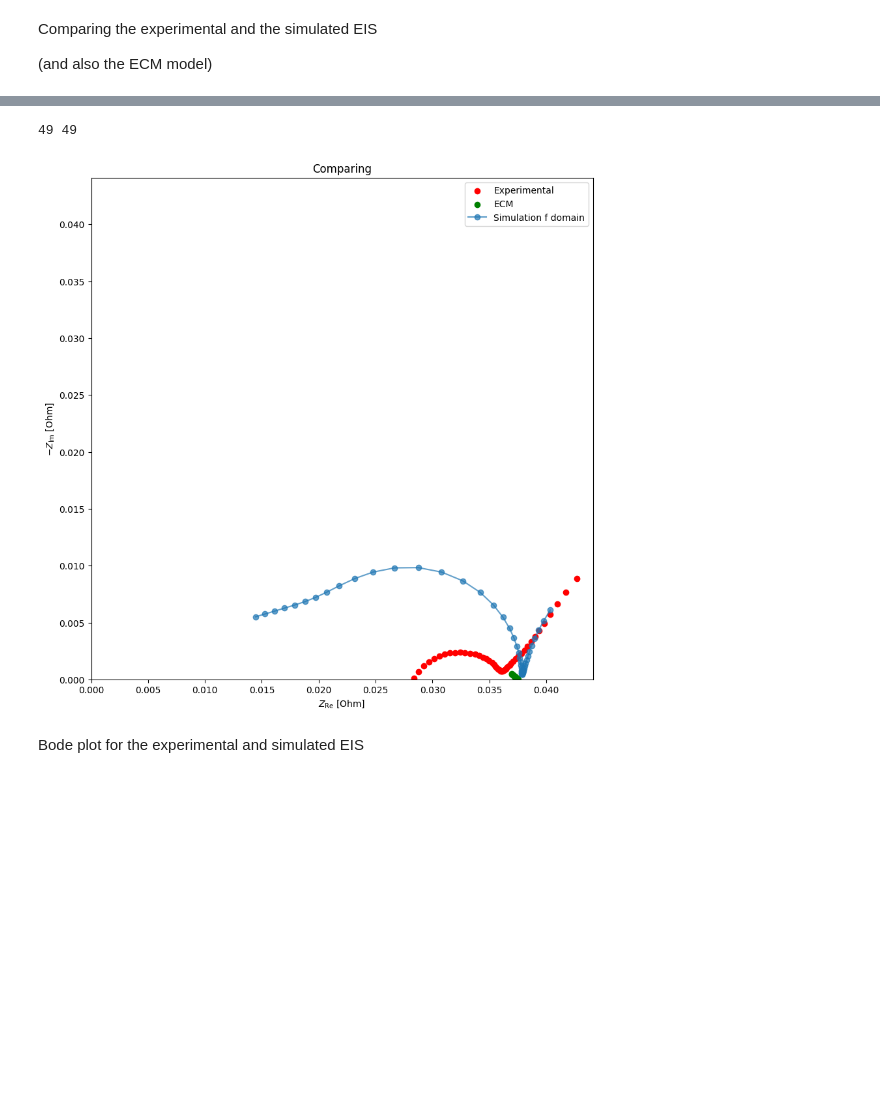
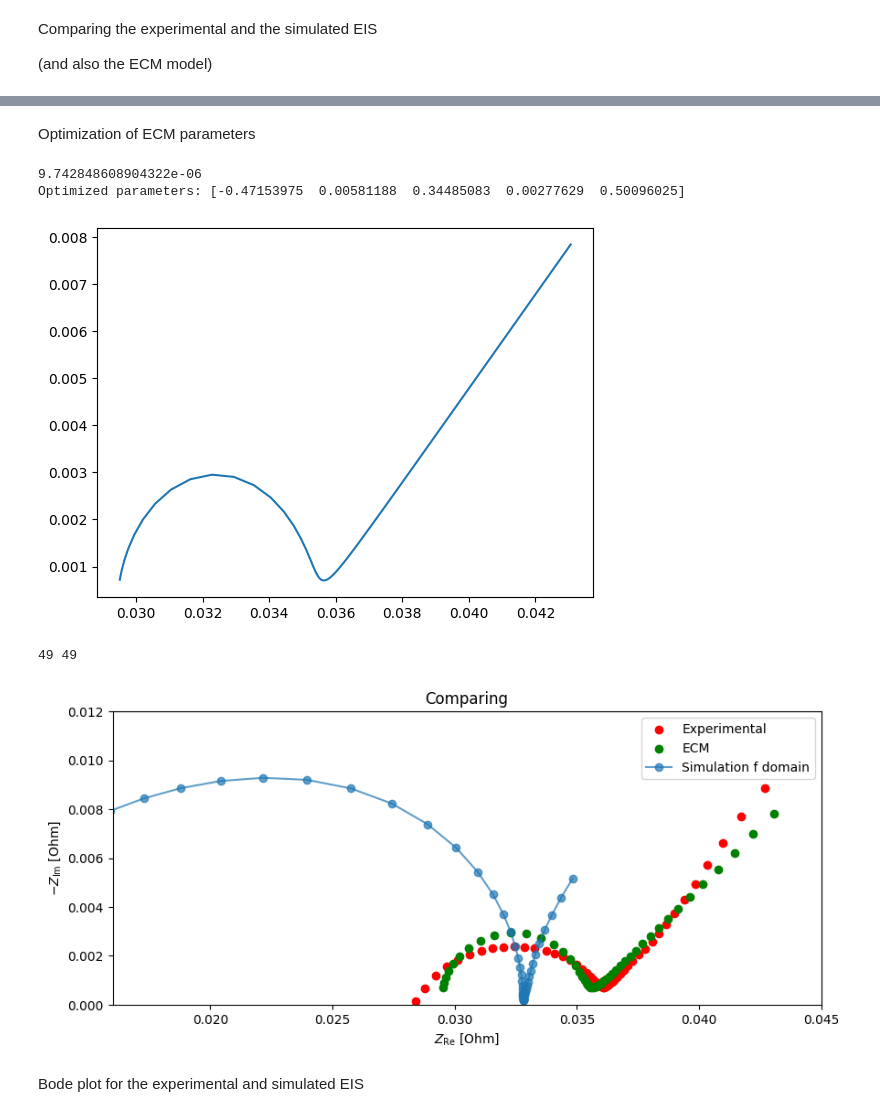
Before and after one commit to samaard2001/EIS-code, a Jupyter notebook: EIS_code.ipynb, the cells around one changed output, grey strips where cells are left out. Saved outputs shown, nothing was run; the diff lists cells and outputs as text; code cells hidden in the pictures; blank space fills up the shorter version.

Commit message:
ECM model to fit experimental

```diff
--- a/EIS_code.ipynb
+++ b/EIS_code.ipynb
@@ -441,22 +411,84 @@ plt.show()
+# %% [markdown]
+Optimization of ECM parameters
+# %%
+# Randles components parameters
+R_el = 27.5e-3 #Electrolyte resistance (Ohms)
+R_ct = 8e-3 #Charge transfer resistance (Ohms)
+C_dl = 40*10**(-2.5) #Double layer capicitance (Farads)
+A = 150*10**(-4.7) #Warburg coefficient
+L = 1
+compr = [R_el, R_ct, C_dl, A, L]
+#bounds_r = [(1e-4, 1e-2), (1e-4, 1e-2), (1e-9, 1e3), (1e-5, 1e3)]
+
+# Angular frequencies
+ang_freq = 2*np.pi*frequencies
+
+# Define Warburg impedance
+def w_imp(omega, A):
+    return A / np.sqrt(1j * omega)
+
+# Define Capacitance impedance
+def w_cap(omega, C):
+    return 1/(1j*omega*C)
+
+# function for differenve between the ECM model and the experimental values
+def diff_func(comp, exp_real, exp_imag):
+    Z_W = w_imp(ang_freq, comp[3])
+    Z_cdl = w_cap(ang_freq, comp[2])
+    Z = comp[4] + comp[0] + 1/(1/(comp[1] + Z_W) + 1/Z_cdl)
+
+    diff_real = Z.real - exp_real
+    diff_imag = Z.imag - exp_imag
+    sum_square_diff = np.sum(diff_real**2 + diff_imag**2)
+    return sum_square_diff
+
+diff_func(compr, df_real, df_imag)
+
+opt = minimize(diff_func, compr, args = (df_real, df_imag))
+print(diff_func(opt.x, df_real, df_imag))
+
+print("Optimized parameters:", opt.x)
+# %% [output]
+9.742848608904322e-06
+Optimized parameters: [-0.47153975  0.00581188  0.34485083  0.00277629  0.50096025]
+# %%
+R_el = opt.x[0] #Electrolyte resistance (Ohms)
+R_ct = opt.x[1] #Charge transfer resistance (Ohms)
+C_dl = opt.x[2] #Double layer capicitance (Farads)
+A = opt.x[3] #Warburg coefficient
+L = opt.x[4]
+
+Z_W = w_imp(ang_freq, A)
+Z_cdl = w_cap(ang_freq, C_dl)
+
+# Impedance from the Randles circuit
+def Z_randles():
+    Z = L + R_el + 1/(1/(R_ct + Z_W) + 1/Z_cdl) #correct?
+    return Z
+
+plt.plot(Z_randles().real, -Z_randles().imag)
+plt.show()
+# %% [output]
+[figure, added]
 # %%
 names = ['Experimental', 'Simulation f domain', 'Simulation t domain']
 
 print(len(df_real), len(sim_f))
 fig, ax = plt.subplots(figsize=(10, 10))
 ax.scatter(df_real, -df_imag, label=f"{names[0]}", color = 'red')
-ax.scatter(Z.real, -Z.imag, label = f'ECM', color = 'green')
+ax.scatter(Z_randles().real, -Z_randles().imag, label = f'ECM', color = 'green')
 pybammeis.nyquist_plot(sim_f, ax=ax, linestyle="-", label=f"{names[1]}", alpha=0.7)
 #pybammeis.nyquist_plot(impedances_time, ax=ax, linestyle="-", label=f"{names[2]}", alpha=0.7)
 
-#ax.set_xlim(0.016, 0.045)
-#ax.set_ylim(0, 0.012)
+ax.set_xlim(0.016, 0.045)
+ax.set_ylim(0, 0.012)
 
 plt.legend()
 plt.title("Comparing")
 plt.show()
 # %% [output]
 49 49
-[figure, old version]
+[figure, new version]
 # %% [markdown]
 Bode plot for the experimental and simulated EIS
 # %%
```
Also changed, not shown: parts of 6 cells of this notebook.
